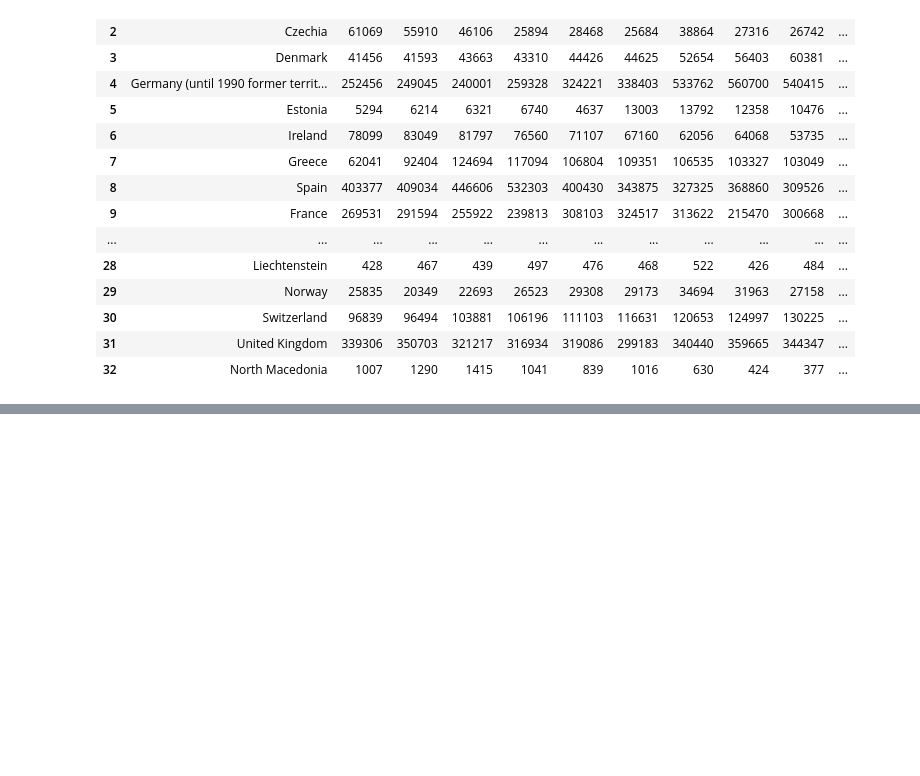
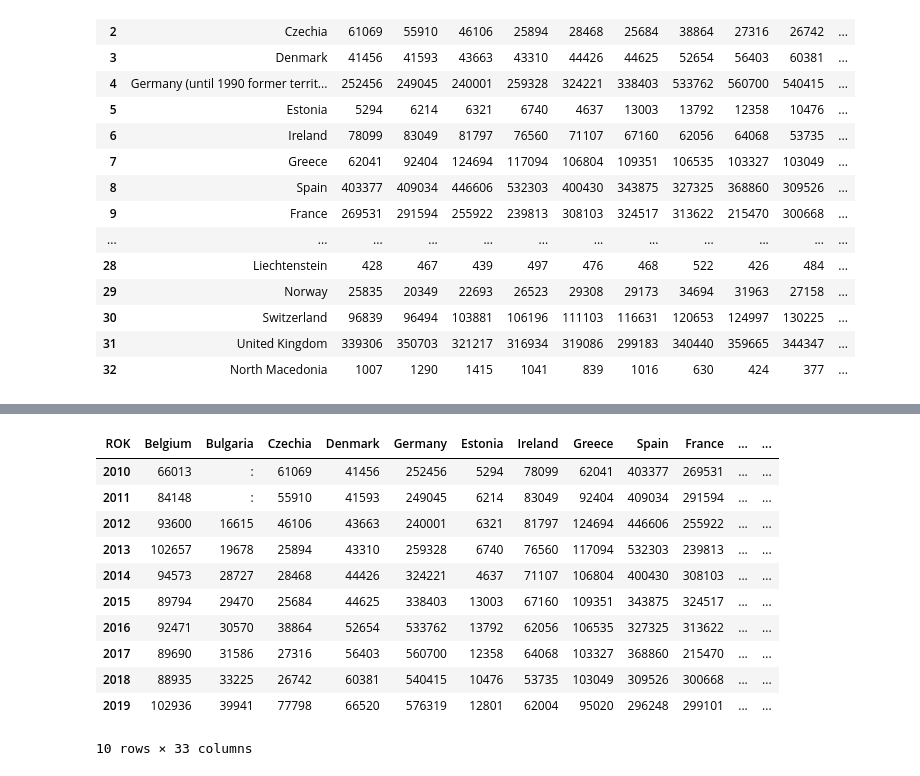
Before and after one commit to jkrotoszynska/python, a Jupyter notebook: zaliczenie.ipynb, the cells around one changed output, grey strips where cells are left out. Saved outputs shown, nothing was run; the diff lists cells and outputs as text; code cells hidden in the pictures; blank space fills up the shorter version.

Commit message:
fixes and helpers set

```diff
--- a/zaliczenie.ipynb
+++ b/zaliczenie.ipynb
@@ -129,0 +210,20 @@ df.min()
+# %%
+#lista gdzie kraj z max/rok
+df_helper=df.rename(columns={'LOKALIZACJA / ROK':'ROK'})
+df_helper.reset_index(drop=True, inplace=True)
+df_helper = df_helper.set_index(['ROK'])
+df_helper = df_helper.T
+df_helper
+# %% [output]
+| ROK | Belgium | Bulgaria | Czechia | Denmark | Germany | Estonia | Ireland | Greece | Spain | France | ... | ... |
+| 2010 | 66013 | : | 61069 | 41456 | 252456 | 5294 | 78099 | 62041 | 403377 | 269531 | ... | ... |
+| 2011 | 84148 | : | 55910 | 41593 | 249045 | 6214 | 83049 | 92404 | 409034 | 291594 | ... | ... |
+| 2012 | 93600 | 16615 | 46106 | 43663 | 240001 | 6321 | 81797 | 124694 | 446606 | 255922 | ... | ... |
+| 2013 | 102657 | 19678 | 25894 | 43310 | 259328 | 6740 | 76560 | 117094 | 532303 | 239813 | ... | ... |
+| 2014 | 94573 | 28727 | 28468 | 44426 | 324221 | 4637 | 71107 | 106804 | 400430 | 308103 | ... | ... |
+| 2015 | 89794 | 29470 | 25684 | 44625 | 338403 | 13003 | 67160 | 109351 | 343875 | 324517 | ... | ... |
+| 2016 | 92471 | 30570 | 38864 | 52654 | 533762 | 13792 | 62056 | 106535 | 327325 | 313622 | ... | ... |
+| 2017 | 89690 | 31586 | 27316 | 56403 | 560700 | 12358 | 64068 | 103327 | 368860 | 215470 | ... | ... |
+| 2018 | 88935 | 33225 | 26742 | 60381 | 540415 | 10476 | 53735 | 103049 | 309526 | 300668 | ... | ... |
+| 2019 | 102936 | 39941 | 77798 | 66520 | 576319 | 12801 | 62004 | 95020 | 296248 | 299101 | ... | ... |
+10 rows × 33 columns
```
Also changed, not shown: parts of 11 cells of this notebook, 1 other file.
